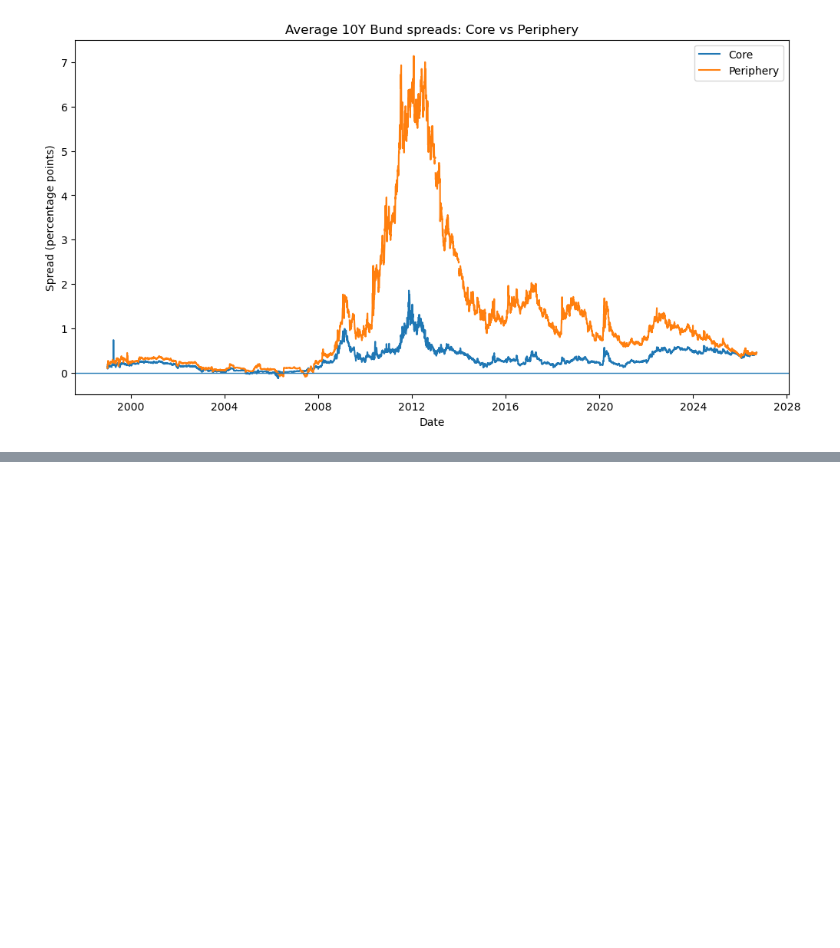
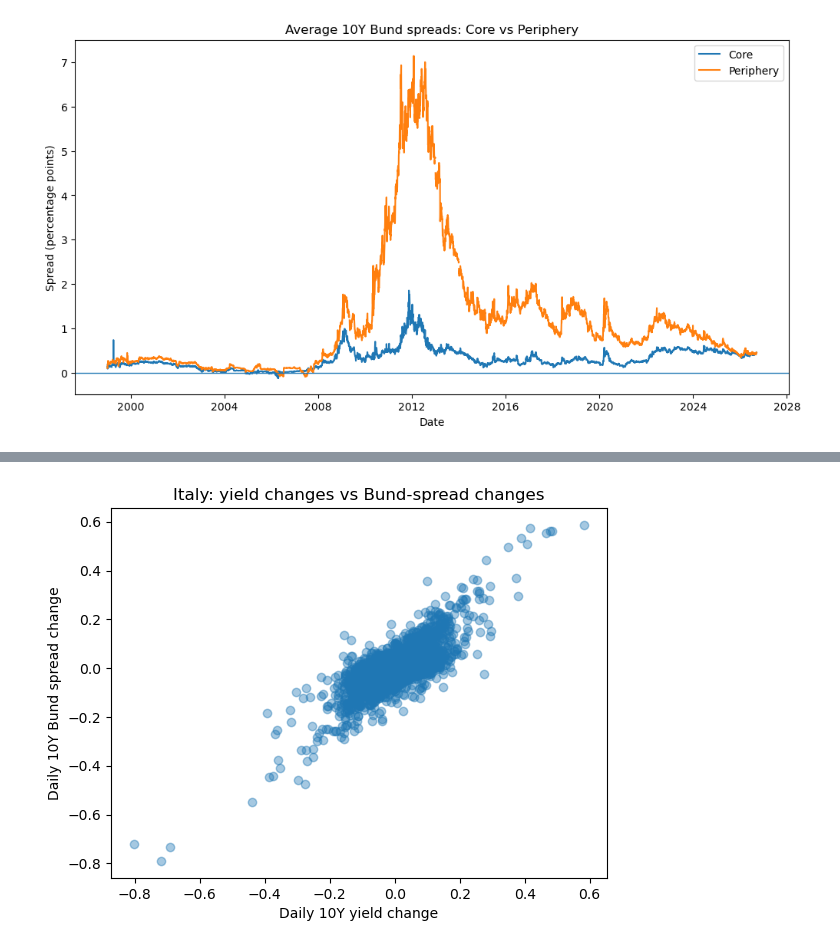
Before and after one commit to DrDynamist/ECB_Sovereigns, a Jupyter notebook: code1.ipynb, the cells around one changed output, grey strips where cells are left out. Drawn from its saved outputs; the diff is of its cells as text; code cells hidden in the pictures; blank space fills up the shorter version.

Commit message:
added extra analysis for Italy and other 10y sovereigns, added saving feature

```diff
--- a/code1.ipynb
+++ b/code1.ipynb
@@ -558,0 +583,23 @@ plt.show()
+# %%
+italy10 = bond_df[
+    (bond_df["Country"] == "Italy") &
+    (bond_df["Maturity"] == "10Y")
+].copy()
+
+italy10 = italy10.sort_values("Date")
+
+italy10["YieldChange"] = italy10["Yield"].diff()
+italy10["SpreadChange"] = italy10["Spread"].diff()
+
+plt.scatter(
+    italy10["YieldChange"],
+    italy10["SpreadChange"],
+    alpha=0.4
+)
+
+plt.xlabel("Daily 10Y yield change")
+plt.ylabel("Daily 10Y Bund spread change")
+plt.title("Italy: yield changes vs Bund-spread changes")
+plt.show()
+# %% [output]
+[figure, added]
```
Also changed, not shown: parts of 13 cells of this notebook, 2 other files.
